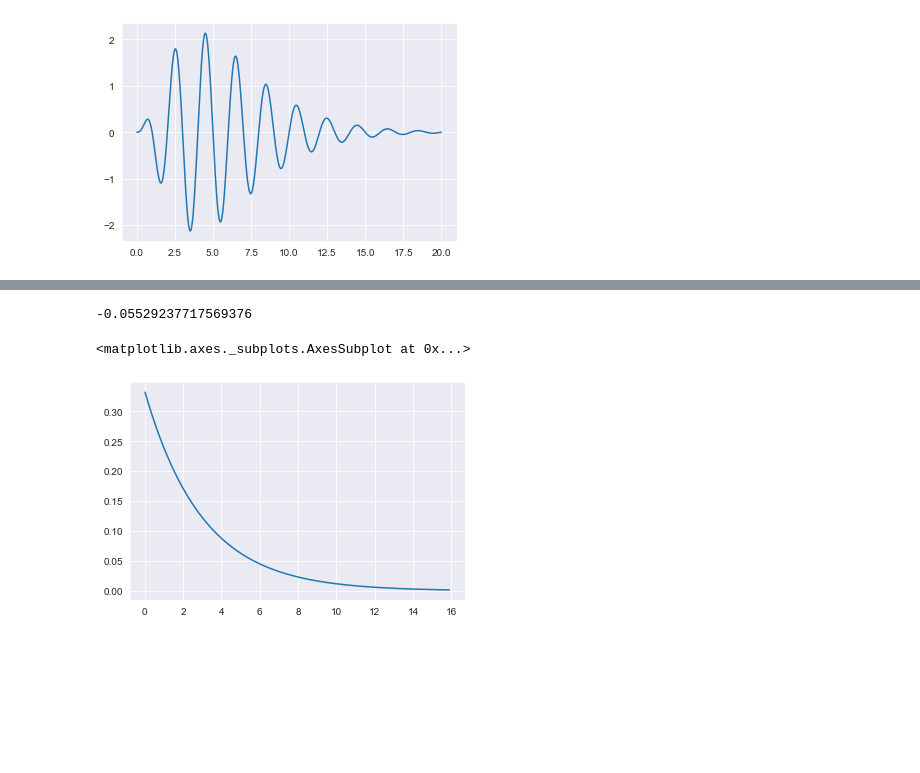
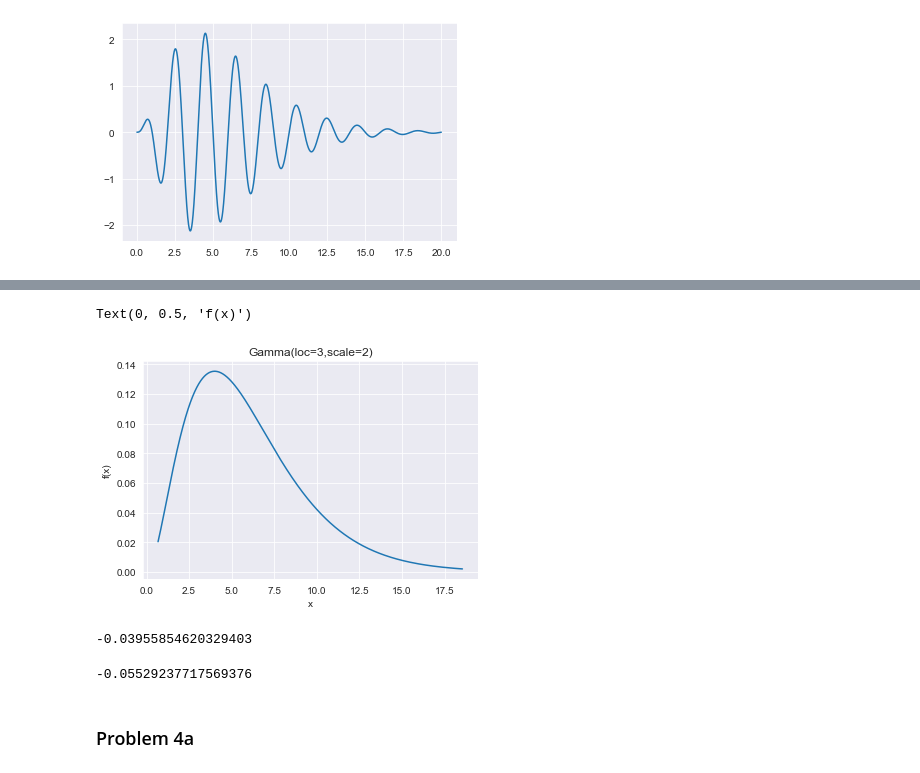
Before and after one commit to uwcheah/Main, a Jupyter notebook: montecarlo/Sample.ipynb, the cells around one changed output, grey strips where cells are left out. Saved outputs shown, nothing was run; the diff lists cells and outputs as text; code cells hidden in the pictures; blank space fills up the shorter version.

Commit message:
sample

```diff
--- a/montecarlo/Sample.ipynb
+++ b/montecarlo/Sample.ipynb
@@ -120,13 +122,28 @@ print(f_int_lnorm)
+# %%
+# plot a gamma function
+dist_x = sp.gamma(a=3,scale=2)
+x = dist_x.ppf(np.linspace(0.005,0.995,1000))
+y = dist_x.pdf(x)
+ax_3= sns.lineplot(x=x,y=y)
+ax_3.set_title('Gamma(loc=3,scale=2)')
+ax_3.set_xlabel('x')
+ax_3.set_ylabel('f(x)')
+# %% [output]
+Text(0, 0.5, 'f(x)')
+[figure, added]
+# %%
+# run integration with a gamma distribution
+g_sample_gamma = sp.gamma(a=3,scale=2).rvs(size=100000)
+g_gamma_func = lambda x: sp.gamma(a=3,scale=2).pdf(x,)
+f_int_gamma = np.mean(f_target(g_sample_gamma)/g_gamma_func(g_sample_gamma))
+print(f_int_gamma)
+# %% [output]
+-0.03955854620329403
 # %%
 from scipy import integrate
 f_int = integrate.quad(f_target, 0,np.inf,limit=100)
 print(f_int[0])
 # %% [output]
 -0.05529237717569376
-# %%
-x = sp.expon.ppf(np.linspace(0.005,0.995,1000),scale=3)
-y = sp.expon.pdf(x,scale=3)
-sns.lineplot(x=x,y=y)
-# %% [output]
-<matplotlib.axes._subplots.AxesSubplot at 0x...>
-[figure, removed]
+# %% [markdown]
+### Problem 4a
```
Also changed, not shown: parts of 13 cells of this notebook.
